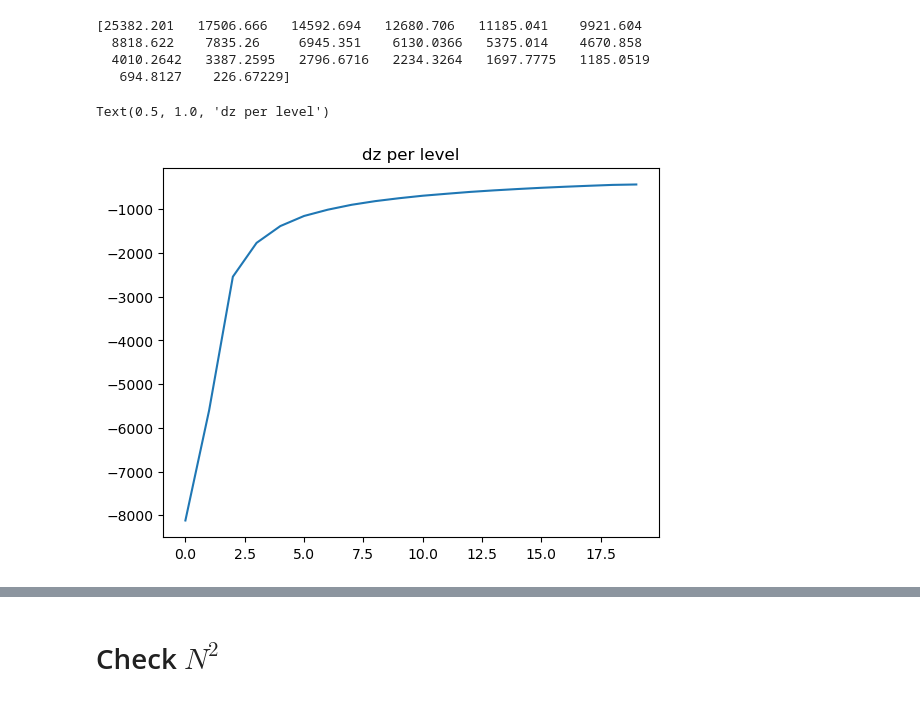
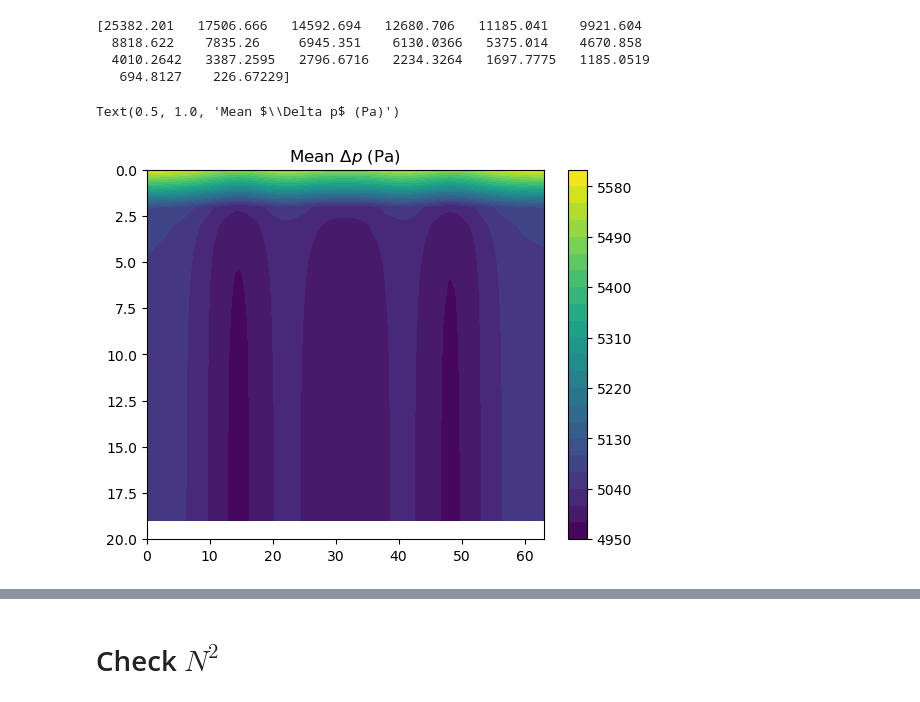
Before and after one commit to PeterChang1023/Moist_Dycore, a Jupyter notebook: EP_flux.ipynb, the cells around one changed output, grey strips where cells are left out. Cells and saved outputs as stored; diff of their text form; code cells hidden in the pictures.

```diff
--- a/EP_flux.ipynb
+++ b/EP_flux.ipynb
@@ -509,8 +994,10 @@ print(z[0, :, 64//2, 128//2])
   4010.2642   3387.2595   2796.6716   2234.3264   1697.7775   1185.0519
    694.8127    226.67229]
 # %%
-plt.plot(np.gradient(z.mean(axis=(0,2,3))))
-plt.title("dz per level")
+dp = np.gradient(p, axis=1)  # shape = (t, z, y, x)
+plt.contourf(dp.mean(axis=(0, 3)), levels=21)
+plt.colorbar(); plt.ylim([20, 0])
+plt.title(r"Mean $\Delta p$ (Pa)")
 # %% [output]
-Text(0.5, 1.0, 'dz per level')
+Text(0.5, 1.0, 'Mean $\\Delta p$ (Pa)')
-[figure, old version]
+[figure, new version]
```
Also changed, not shown: parts of 35 cells of this notebook.
